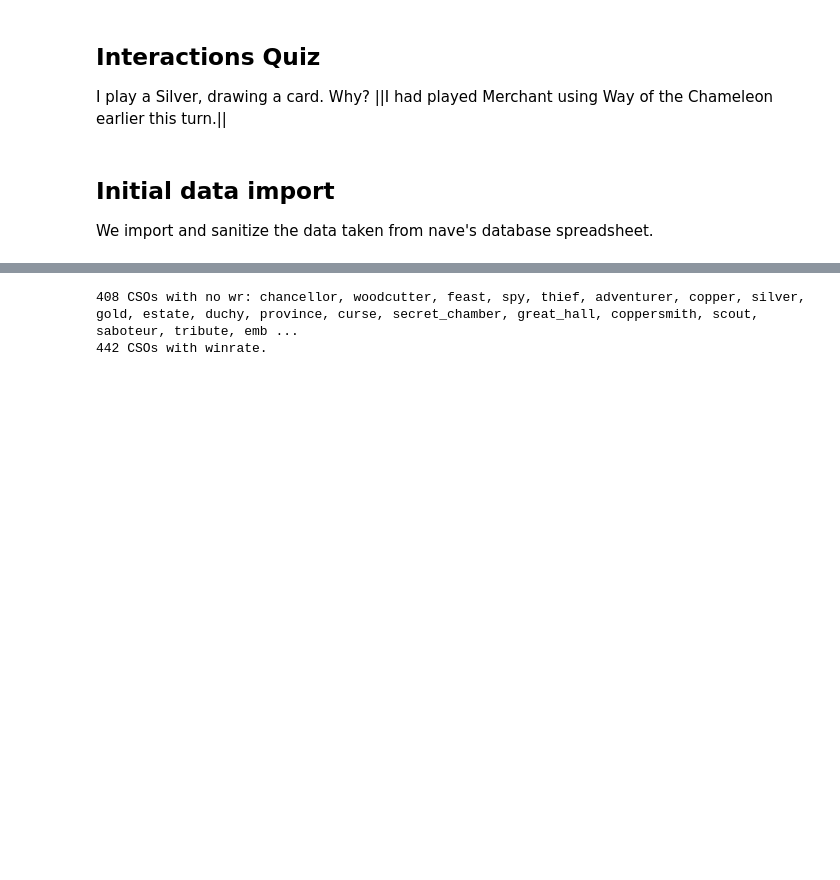
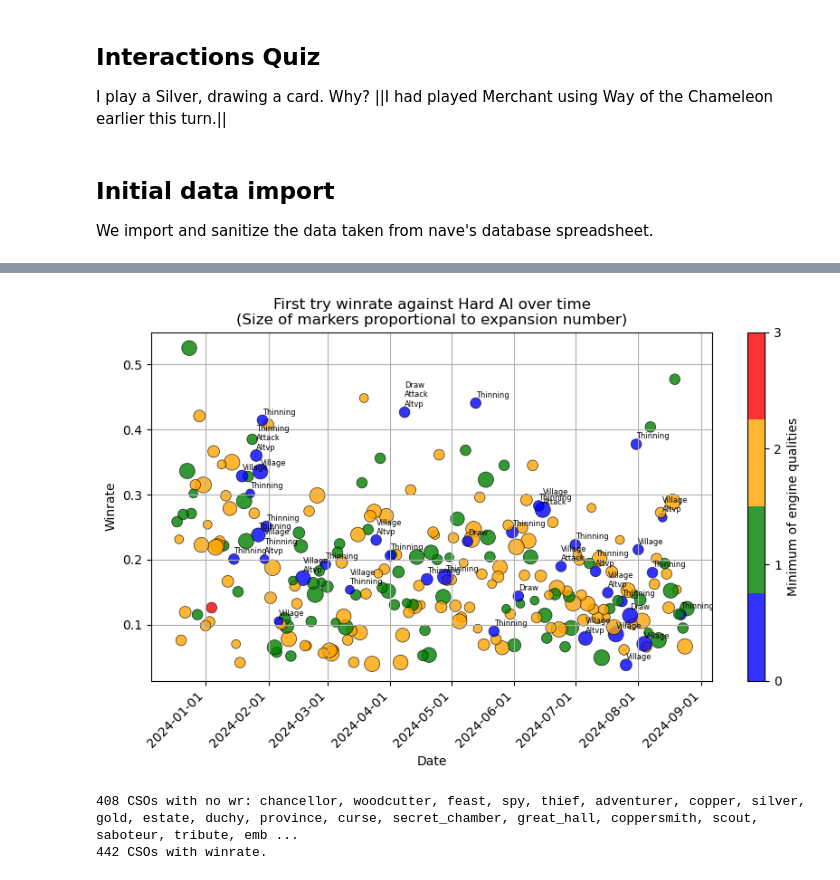
Before and after one commit to Fabian-Balzer/Randomkingdominion, a Jupyter notebook: scripts/analyse_interactions.ipynb, the cells around one changed output, grey strips where cells are left out. Drawn from its saved outputs; the diff is of its cells as text; code cells hidden in the pictures; blank space fills up the shorter version.

```diff
--- a/scripts/analyse_interactions.ipynb
+++ b/scripts/analyse_interactions.ipynb
@@ -117 +157,33 @@ man.dataframe_repr
+# %%
+import matplotlib.dates as mdates
+from matplotlib.colors import ListedColormap
+sub_df["date"] = pd.to_datetime(sub_df["name"], format="%Y-%m-%d")
+sub_df["exp_num"] = sub_df["expansions"].apply(lambda x: len(x))
+for qual in rk.QUALITIES_AVAILABLE:
+    sub_df[qual + "_qual"] = sub_df["qualities"].apply(lambda x: x[qual])
+
+color_col = "engine_quality"
+max_of_qual = sub_df[color_col].max()
+cmap = ListedColormap(["blue", "green", "orange", "red", "darkred"][:max_of_qual+1])
+ax = sub_df.plot.scatter(x="date", y="winrate", title="First try winrate against Hard AI over time\n(Size of markers proportional to expansion number)", grid=True, figsize=(10, 5), c=color_col, colormap=cmap, colorbar=True, marker="o", s=50*np.sqrt(sub_df["exp_num"]), edgecolors="black", linewidth=0.5, alpha=0.8)
+# ax.set_xticklabels(sub_df["date"].dt.strftime("%Y-%m-%d"), rotation=45, ha='right')
+# Change colorbar label:
+cbar = ax.collections[0].colorbar
+cbar.set_label("Minimum of engine qualities")
+cbar.set_ticks(range(0, max_of_qual + 1))
+# cbar.set_ticks(range(1, sub_df["exp_num"].max() + 1))
+ax.set_xlabel("Date")
+ax.set_ylabel("Winrate")
+
+# Set date formatter and locator
+ax.xaxis.set_major_formatter(mdates.DateFormatter("%Y-%m-%d"))
+ax.xaxis.set_major_locator(mdates.AutoDateLocator())
+ax.set_xticklabels(ax.get_xticklabels(), rotation=45, ha='right');
+
+with_missing_quals = sub_df[sub_df["engine_quality"] == 0]
+for idx, row in with_missing_quals.iterrows():
+    text = "\n".join([qual.capitalize() for qual in rk.QUALITIES_AVAILABLE if row[qual + "_qual"] == 0])
+    ax.text(row["date"], row["winrate"]+0.006, text, fontsize=6, color="black", ha="left", va="bottom")
+# %% [output]
+[figure, added]
 # %%
```
Also changed, not shown: parts of 7 cells of this notebook, 10 other files.
